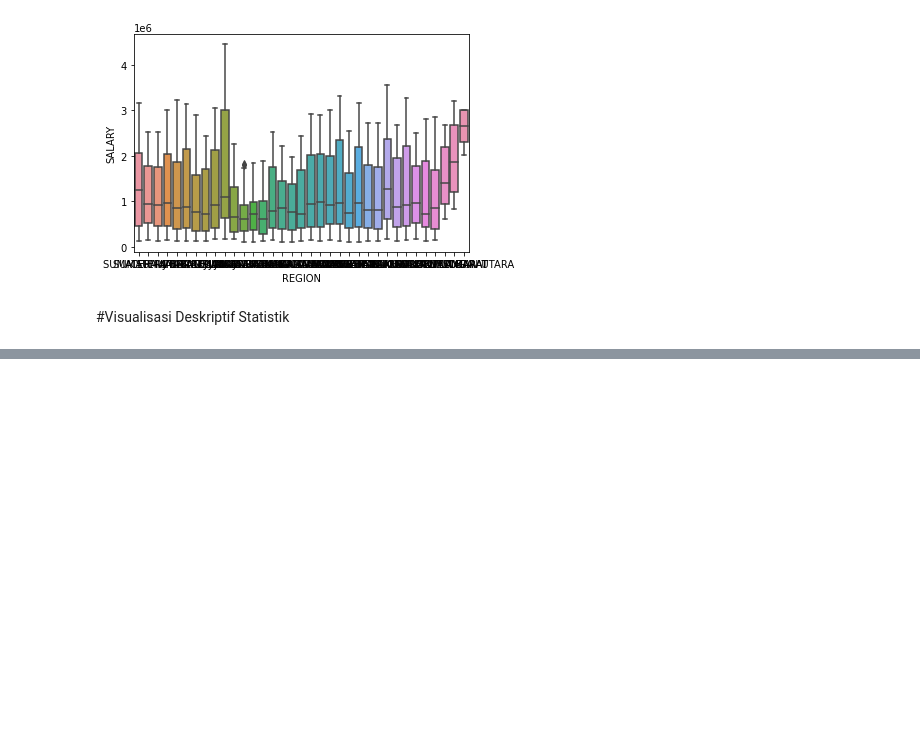
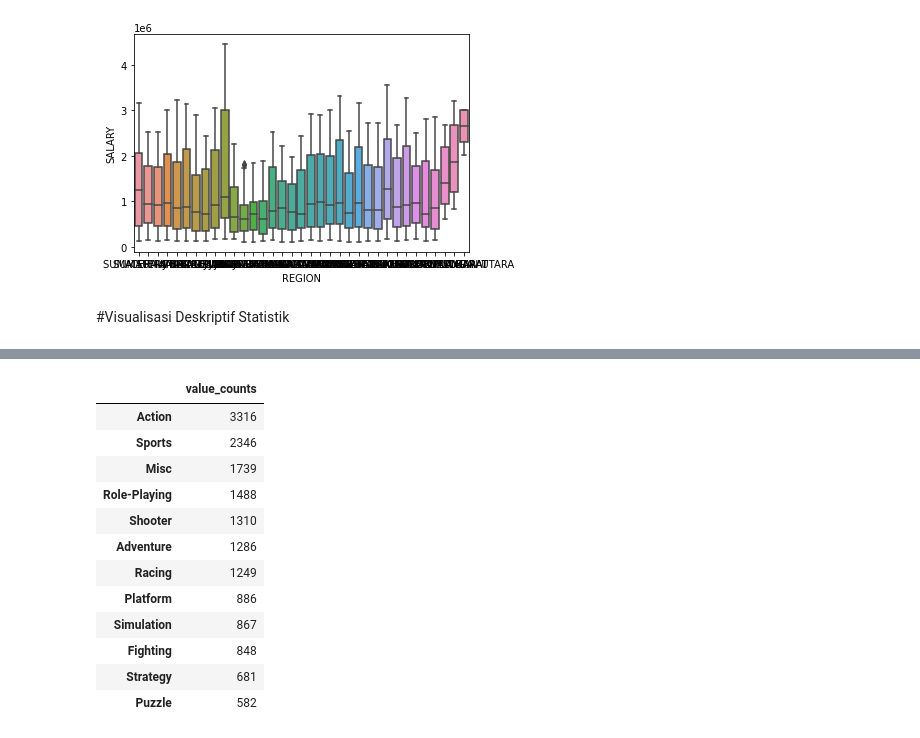
Before and after one commit to aricahyasaputra/data-sains-course-assigment-, a Jupyter notebook: Week 4/Tugas_4_Data_Sains.ipynb, the cells around one changed output, grey strips where cells are left out. Saved outputs shown, nothing was run; the diff lists cells and outputs as text; code cells hidden in the pictures; blank space fills up the shorter version.

```diff
--- a/Week 4/Tugas_4_Data_Sains.ipynb
+++ b/Week 4/Tugas_4_Data_Sains.ipynb
@@ -408,0 +477,21 @@ sns.boxplot(x="REGION", y="SALARY", data=df)
+# %%
+# membuat dataframe baru dengan nama "genre_counts"
+genre_counts = df['Genre'].value_counts().to_frame()
+
+# mengganti nama "drive-wheels" menjadi "value_counts"
+genre_counts.rename(columns={'Genre': 'value_counts'}, inplace=True)
+genre_counts
+# %% [output]
+|  | value_counts |
+| Action | 3316 |
+| Sports | 2346 |
+| Misc | 1739 |
+| Role-Playing | 1488 |
+| Shooter | 1310 |
+| Adventure | 1286 |
+| Racing | 1249 |
+| Platform | 886 |
+| Simulation | 867 |
+| Fighting | 848 |
+| Strategy | 681 |
+| Puzzle | 582 |
```
Also changed, not shown: parts of 6 cells of this notebook.
